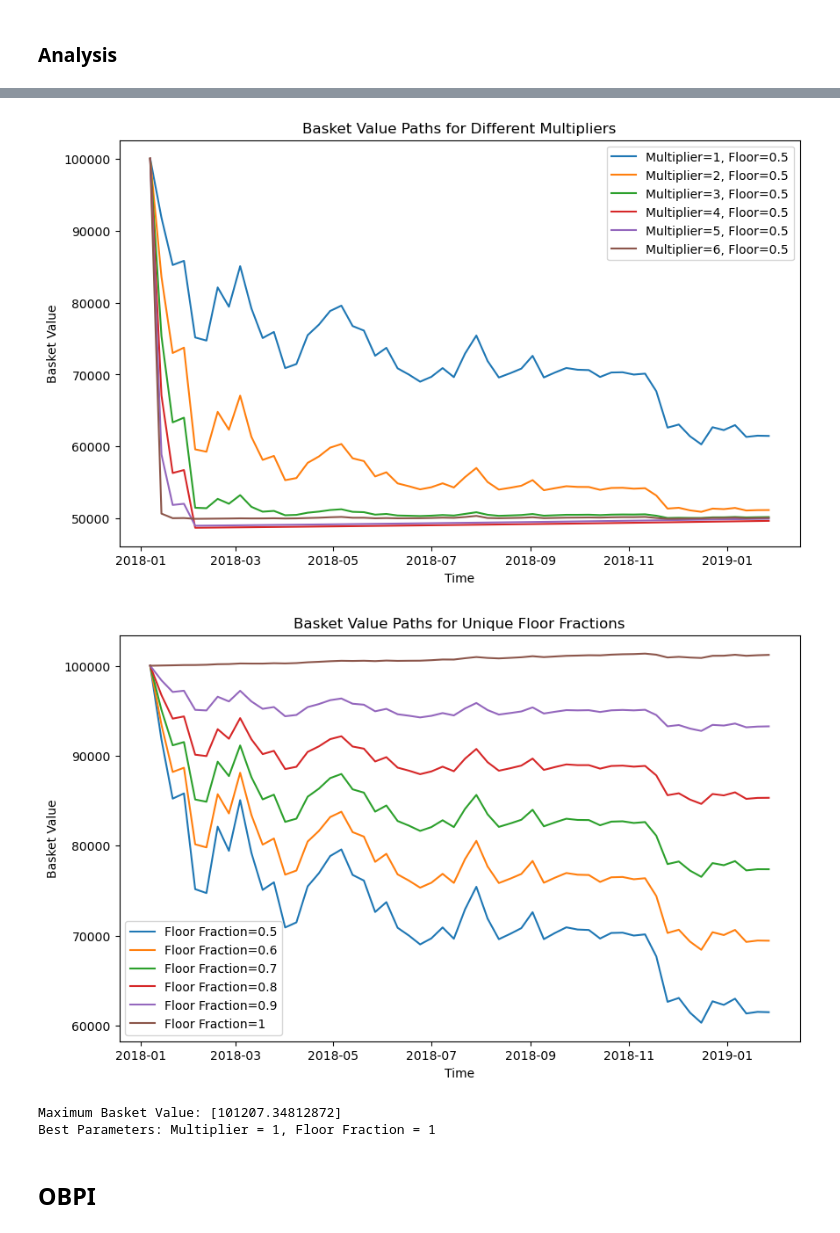
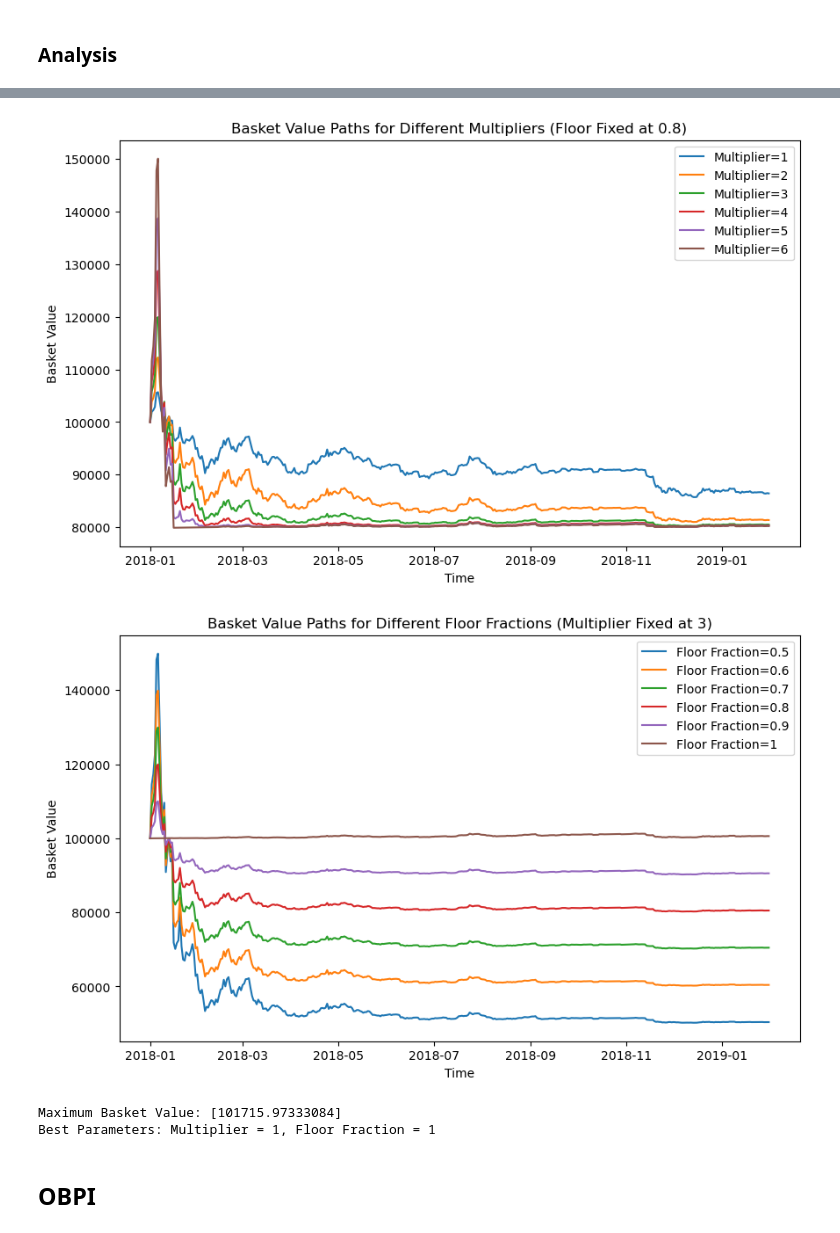
Before and after one commit to ugoescato/Applied-Master-Project, a Jupyter notebook: PI 2.ipynb, the cells around one changed output, grey strips where cells are left out. Saved outputs shown, nothing was run; the diff lists cells and outputs as text; code cells hidden in the pictures.

```diff
--- a/PI 2.ipynb
+++ b/PI 2.ipynb
@@ -61,5 +71,5 @@ floor_fractions = [0.5, 0.6, 0.7, 0.8, 0.9, 1]  # Array of floor fractions
 start_date = '2018-01'
 end_date = '2019-01'
 
-btc_array = np.array(btc_weekly.loc[start_date:end_date])
-t_bill_array = np.array(t_bill_weekly.loc[start_date:end_date])
+btc_array = np.array(btc_daily.loc[start_date:end_date])
+t_bill_array = np.array(t_bill_daily.loc[start_date:end_date])
@@ -200,7 +220,7 @@ def cppi_strategy(risky_asset, riskless_asset, multipliers, floor_fractions, ini
     if len(risky_asset) != len(riskless_asset):
         raise ValueError("The lengths of risky_asset and riskless_asset must be the same.")
 
-    dates = btc_weekly.loc[start_date:end_date].index  # Adjust as per data
+    dates = btc_daily.loc[start_date:end_date].index  # Adjust as per data
 
     results = {}
 
@@ -220,7 +240,7 @@ def cppi_strategy(risky_asset, riskless_asset, multipliers, floor_fractions, ini
             for i in range(1, len(risky_asset)):
                 # returns
                 risky_return = (risky_asset[i] - risky_asset[i - 1]) / risky_asset[i - 1]
-                riskless_return = ((1 + riskless_asset[i] / 100) ** (1 / 52)) - 1  # Adjust as needed (52 for weekly, 252 for daily)
+                riskless_return = ((1 + riskless_asset[i] / 100) ** (1 / 252)) - 1  # Adjust as needed (52 for weekly, 252 for daily)
 
                 # Update portfolio value
                 portfolio_return = risky_w * risky_return + riskless_w * riskless_return
@@ -295,47 +315,53 @@ plot_basket_values(cppi_results)
 # %%
 # Plot with one floor fixed
+fixed_floor = 0.8
 
-plotted_multipliers = set()  # To track already plotted multipliers
 plt.figure(figsize=(10, 6))
 
+# Filter and plot only results with the fixed floor
 for key, df in cppi_results.items():
-    # Extract multiplier value
-    multiplier = key[0] if isinstance(key, tuple) else key
+    # Extract multiplier and floor from the key
+    if isinstance(key, tuple) and len(key) == 2:
+        multiplier, floor = key
+    else:
+        continue  # Skip if key format is unexpected
 
-    # Plot only if the multiplier hasn't been plotted yet
-    if multiplier not in plotted_multipliers:
-        plt.plot(df.index, df['Basket Value'], label=f'Multiplier={multiplier}, Floor={key[1]}')
-        plotted_multipliers.add(multiplier)  # Mark this multiplier as plotted
+    # Plot only if the floor matches the fixed floor
+    if floor == fixed_floor:
+        plt.plot(df.index, df['Basket Value'], label=f'Multiplier={multiplier}')
 
 plt.xlabel('Time')
 plt.ylabel('Basket Value')
-plt.title('Basket Value Paths for Different Multipliers')
+plt.title(f'Basket Value Paths for Different Multipliers (Floor Fixed at {fixed_floor})')
 plt.legend()
 plt.show()
 # %% [output]
-[figure, old version]
+[figure, new version]
 # %%
 # Plot with multiplier fixed
+fixed_multiplier = 3
 
-plotted_floors = set()  # To track already plotted floor fractions
 plt.figure(figsize=(10, 6))
 
+# Filter and plot only results with the fixed multiplier
 for key, df in cppi_results.items():
-    # Extract floor fraction value
-    floor_fraction = key[1] if isinstance(key, tuple) else key
+    # Extract multiplier and floor from the key
+    if isinstance(key, tuple) and len(key) == 2:
+        multiplier, floor_fraction = key
+    else:
+        continue  # Skip if key format is unexpected
 
-    # Plot only if the floor fraction hasn't been plotted yet
-    if floor_fraction not in plotted_floors:
+    # Plot only if the multiplier matches the fixed multiplier
+    if multiplier == fixed_multiplier:
         plt.plot(df.index, df['Basket Value'], label=f'Floor Fraction={floor_fraction}')
-        plotted_floors.add(floor_fraction)  # Mark this floor fraction as plotted
 
 plt.xlabel('Time')
 plt.ylabel('Basket Value')
-plt.title('Basket Value Paths for Unique Floor Fractions')
+plt.title(f'Basket Value Paths for Different Floor Fractions (Multiplier Fixed at {fixed_multiplier})')
 plt.legend()
 plt.show()
 # %% [output]
-[figure, old version]
+[figure, new version]
 # %%
 # Find the best combination wrt final value
 
@@ -351,7 +377,7 @@ for (multiplier, floor_fraction), df in cppi_results.items():
 print(f"Maximum Basket Value: {max_value}")
 print(f"Best Parameters: Multiplier = {best_params[0]}, Floor Fraction = {best_params[1]}")
 # %% [output]
-Maximum Basket Value: [101207.34812872]
+Maximum Basket Value: [101715.97333084]
 Best Parameters: Multiplier = 1, Floor Fraction = 1
 # %% [markdown]
 ## OBPI
```
Also changed, not shown: parts of 16 cells of this notebook.
